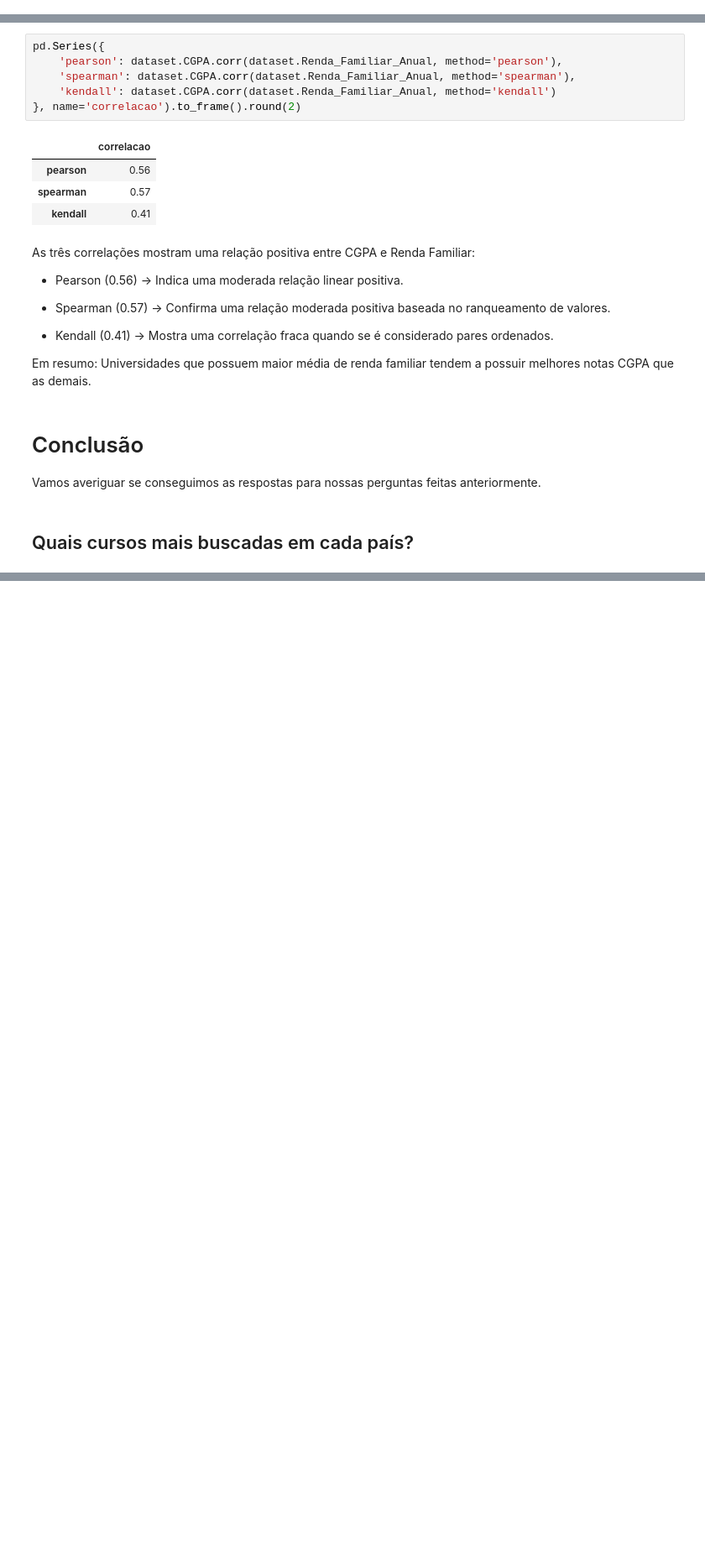
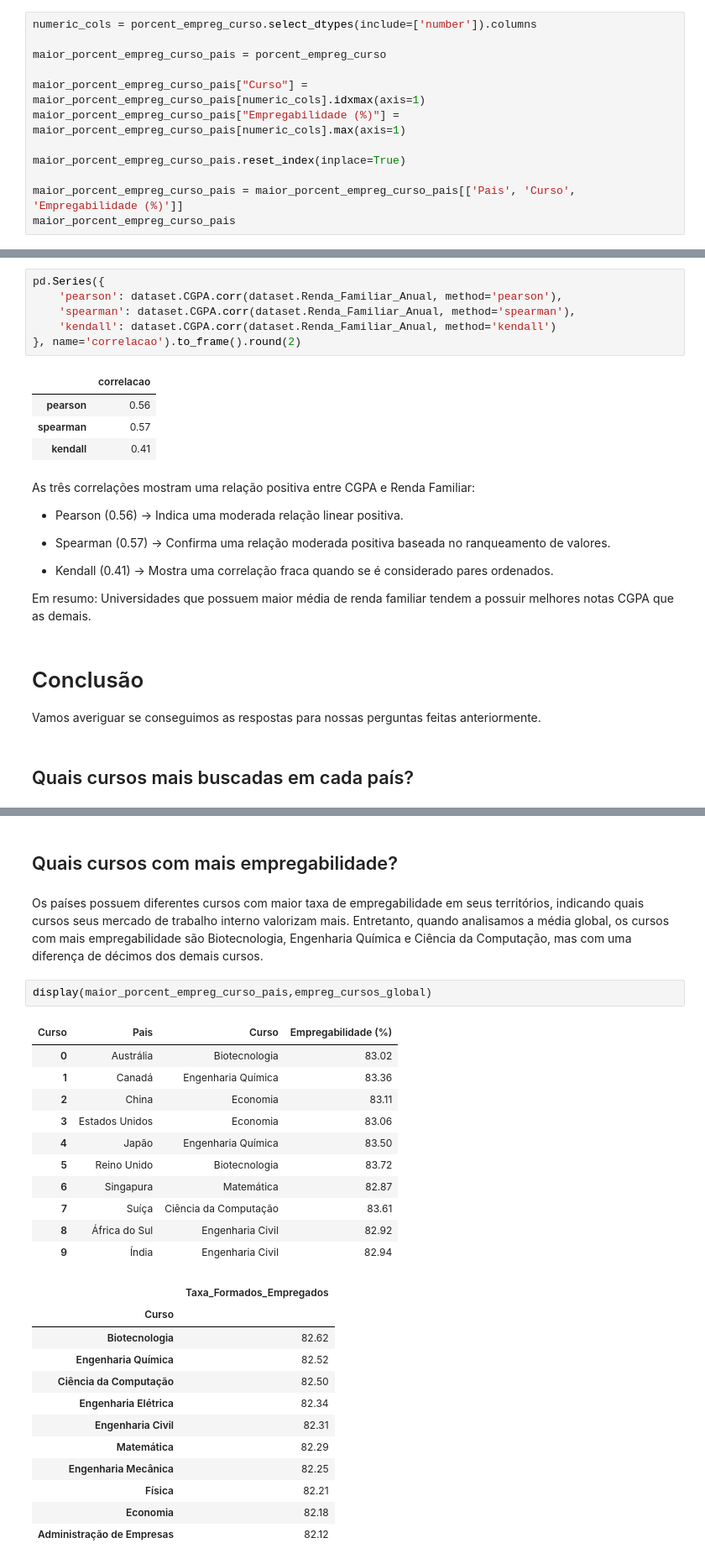
Before and after one commit to BruninSouza/Analise-Faculdades-Globais, a Jupyter notebook: analise.ipynb, the cells around one changed output, grey strips where cells are left out. Shown at 84% size. Drawn from its saved outputs; the diff is of its cells as text; blank space fills up the shorter version.

```diff
--- a/analise.ipynb
+++ b/analise.ipynb
@@ -722,0 +755,12 @@ Também não varia muito, mantendo uma constância média de 24 pesquisas public
+# %%
+numeric_cols = porcent_empreg_curso.select_dtypes(include=['number']).columns
+
+maior_porcent_empreg_curso_pais = porcent_empreg_curso
+
+maior_porcent_empreg_curso_pais["Curso"] = maior_porcent_empreg_curso_pais[numeric_cols].idxmax(axis=1)
+maior_porcent_empreg_curso_pais["Empregabilidade (%)"] = maior_porcent_empreg_curso_pais[numeric_cols].max(axis=1)
+
+maior_porcent_empreg_curso_pais.reset_index(inplace=True)
+
+maior_porcent_empreg_curso_pais = maior_porcent_empreg_curso_pais[['Pais', 'Curso', 'Empregabilidade (%)']]
+maior_porcent_empreg_curso_pais
@@ -885,0 +951,30 @@ Vamos averiguar se conseguimos as respostas para nossas perguntas feitas anterio
+# %% [markdown]
+## Quais cursos com mais empregabilidade?
+# %% [markdown]
+Os países possuem diferentes cursos com maior taxa de empregabilidade em seus territórios, indicando quais cursos seus mercado de trabalho interno valorizam mais. Entretanto, quando analisamos a média global, os cursos com mais empregabilidade são Biotecnologia, Engenharia Química e Ciência da Computação, mas com uma diferença de décimos dos demais cursos.
+# %%
+display(maior_porcent_empreg_curso_pais,empreg_cursos_global)
+# %% [output]
+| Curso | Pais | Curso | Empregabilidade (%) |
+| 0 | Austrália | Biotecnologia | 83.02 |
+| 1 | Canadá | Engenharia Química | 83.36 |
+| 2 | China | Economia | 83.11 |
+| 3 | Estados Unidos | Economia | 83.06 |
+| 4 | Japão | Engenharia Química | 83.50 |
+| 5 | Reino Unido | Biotecnologia | 83.72 |
+| 6 | Singapura | Matemática | 82.87 |
+| 7 | Suíça | Ciência da Computação | 83.61 |
+| 8 | África do Sul | Engenharia Civil | 82.92 |
+| 9 | Índia | Engenharia Civil | 82.94 |
+|  | Taxa_Formados_Empregados |
+| Curso |  |
+| Biotecnologia | 82.62 |
+| Engenharia Química | 82.52 |
+| Ciência da Computação | 82.50 |
+| Engenharia Elétrica | 82.34 |
+| Engenharia Civil | 82.31 |
+| Matemática | 82.29 |
+| Engenharia Mecânica | 82.25 |
+| Física | 82.21 |
+| Economia | 82.18 |
+| Administração de Empresas | 82.12 |
```
Also changed, not shown: parts of 23 cells of this notebook.
